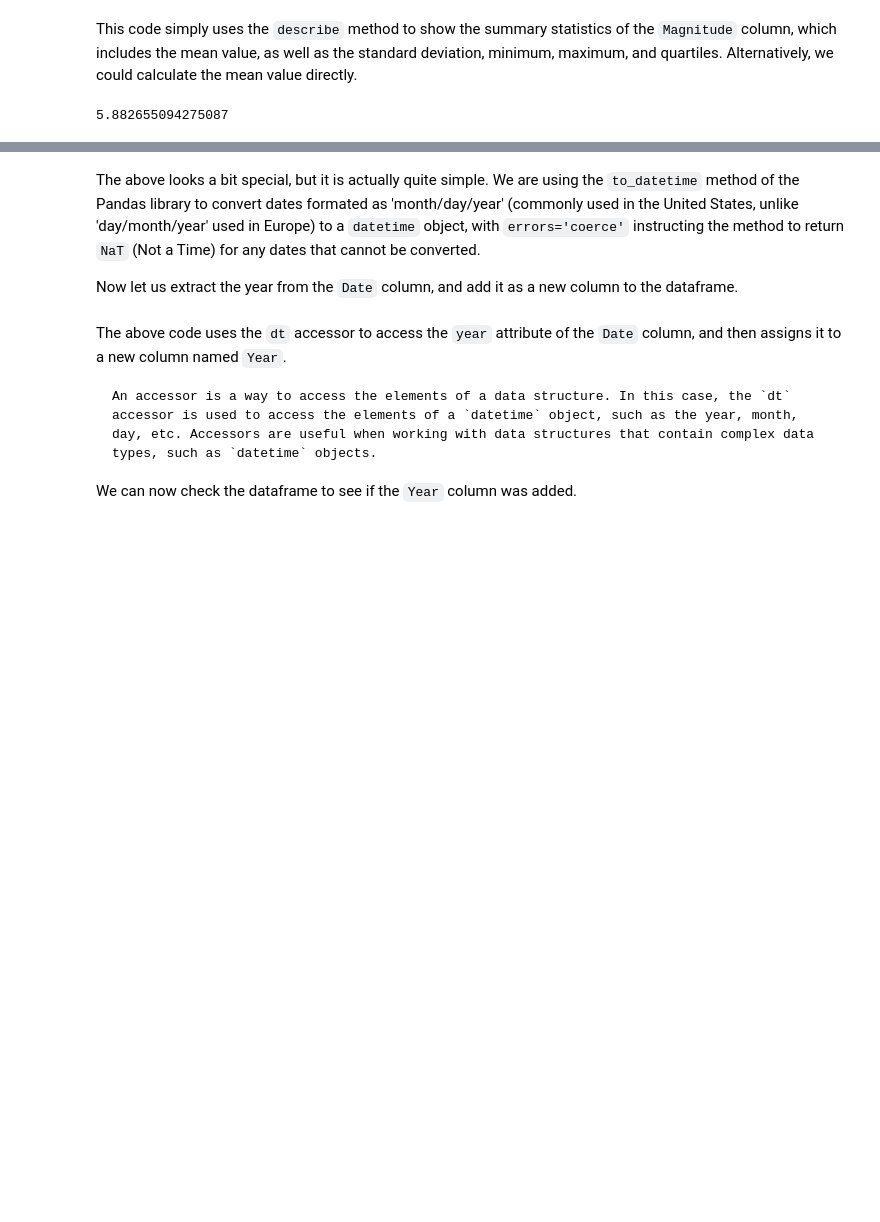
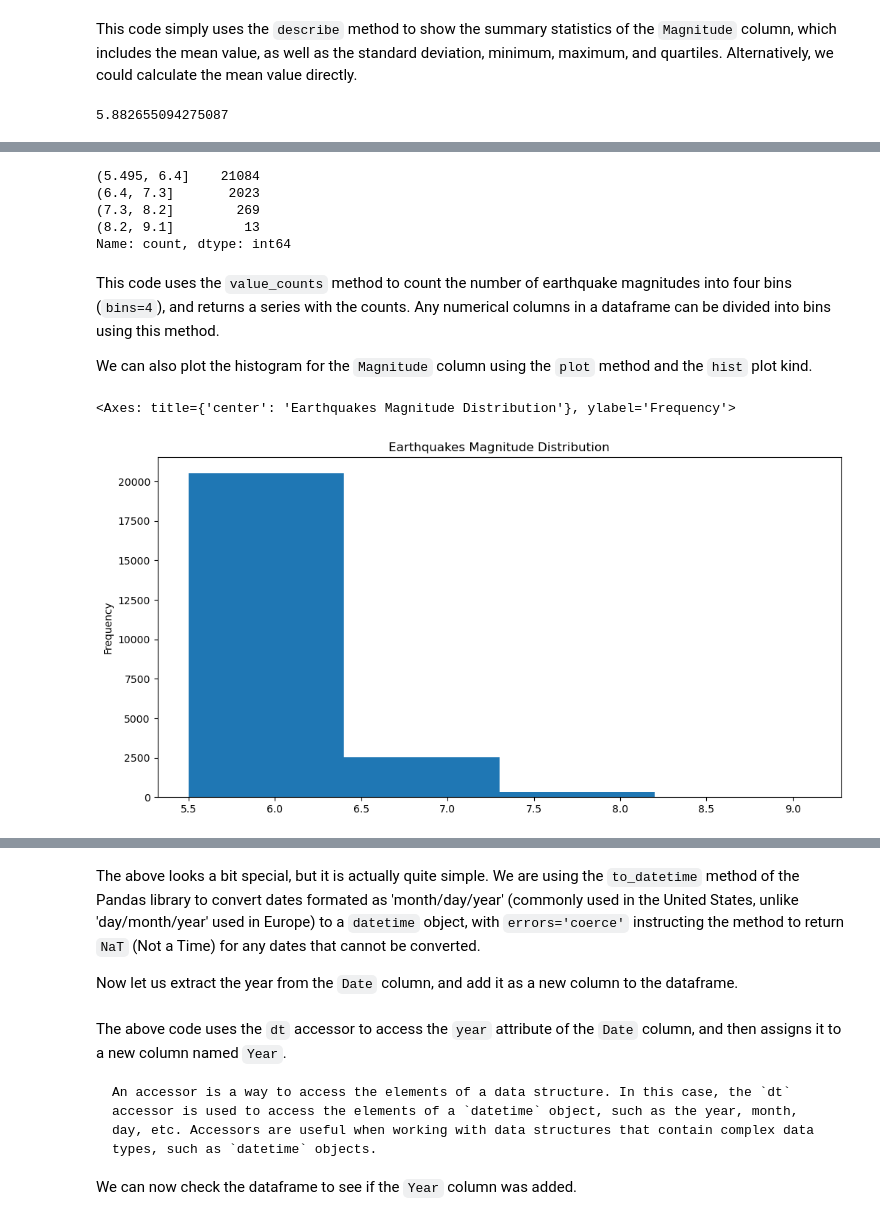
Before and after one commit to pedro-leitao/pedro-leitao.github.io, a Jupyter notebook: python-for-students/diving-into-data.ipynb, the cells around one changed output, grey strips where cells are left out. Drawn from its saved outputs; the diff is of its cells as text; code cells hidden in the pictures; blank space fills up the shorter version.

```diff
--- a/python-for-students/diving-into-data.ipynb
+++ b/python-for-students/diving-into-data.ipynb
@@ -287,0 +305,22 @@ earthquakes['Magnitude'].mean()
+# %%
+earthquakes['Magnitude'].value_counts(bins=4)
+# %% [output]
+(5.495, 6.4]    21084
+(6.4, 7.3]       2023
+(7.3, 8.2]        269
+(8.2, 9.1]         13
+Name: count, dtype: int64
+# %% [markdown]
+This code uses the `value_counts` method to count the number of earthquake magnitudes into four bins (`bins=4`), and returns a series with the counts. Any numerical columns in a dataframe can be divided into bins using this method.
+
+We can also plot the histogram for the `Magnitude` column using the `plot` method and the `hist` plot kind.
+# %%
+earthquakes['Magnitude'].plot(
+    kind='hist',
+    bins=4,
+    title='Earthquakes Magnitude Distribution',
+    figsize=(12, 6)
+)
+# %% [output]
+<Axes: title={'center': 'Earthquakes Magnitude Distribution'}, ylabel='Frequency'>
+[figure, added]
```
Also changed, not shown: parts of 18 cells of this notebook.
